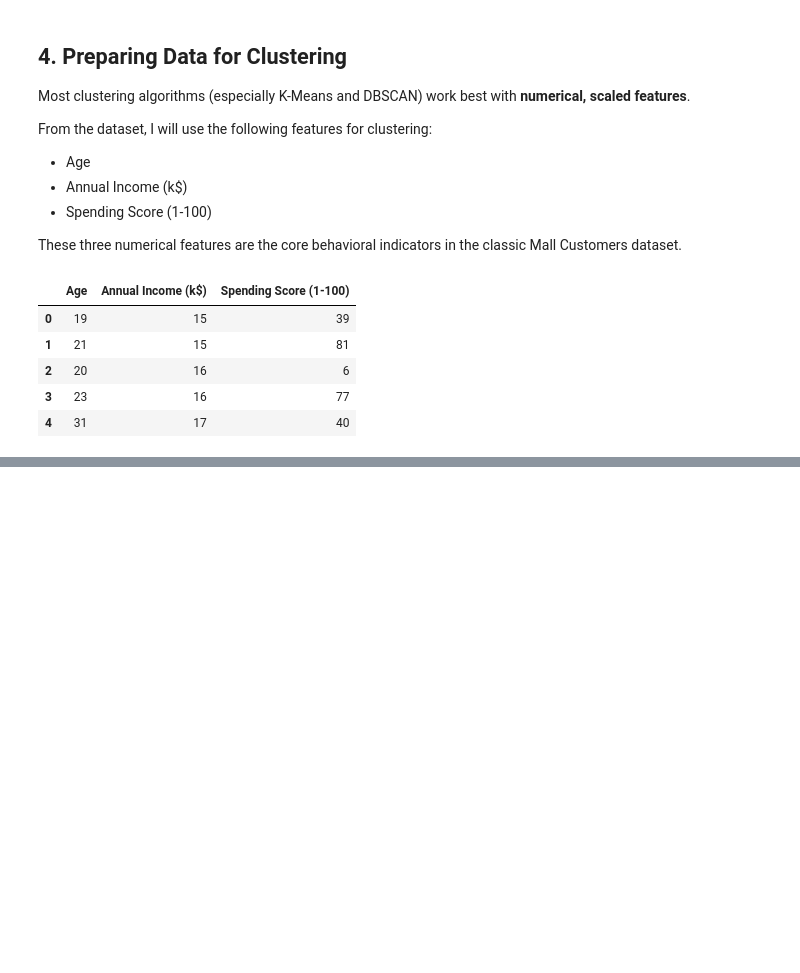
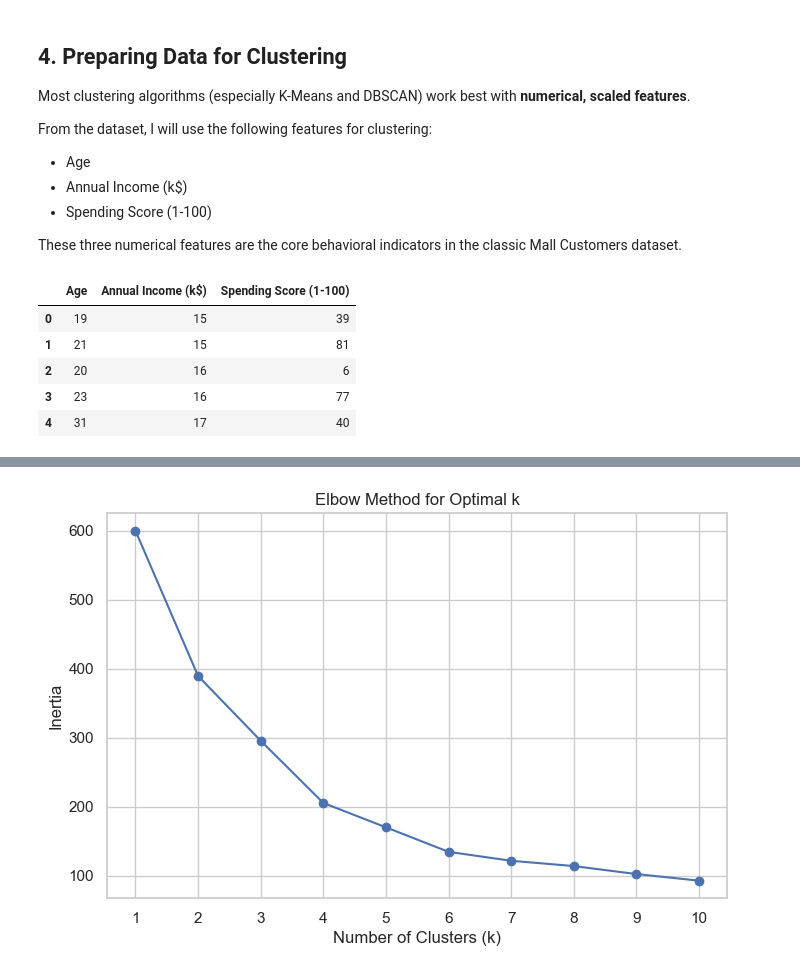
Before and after one commit to DarkSoulsV/CSCA-5632---Final-Project, a Jupyter notebook: Final_CSCA 5632.ipynb, the cells around one changed output, grey strips where cells are left out. Cells and saved outputs as stored; diff of their text form; code cells hidden in the pictures; blank space fills up the shorter version.

```diff
--- a/Final_CSCA 5632.ipynb
+++ b/Final_CSCA 5632.ipynb
@@ -249,0 +268,9 @@ X.head()
+# %%
+from sklearn.preprocessing import StandardScaler
+
+scaler = StandardScaler()
+X_scaled = scaler.fit_transform(X)
+
+# quick check — we expect mean ~0, std ~1
+import pandas as pd
+pd.DataFrame(X_scaled, columns=X.columns).head()
@@ -249,0 +288,22 @@ X.head()
+# %%
+from sklearn.cluster import KMeans
+import matplotlib.pyplot as plt
+
+inertia_values = []
+k_values = range(1, 11)
+
+for k in k_values:
+    model = KMeans(n_clusters=k, random_state=42)
+    model.fit(X_scaled)
+    inertia_values.append(model.inertia_)
+
+plt.figure(figsize=(8,5))
+plt.plot(k_values, inertia_values, marker='o')
+plt.xticks(k_values)
+plt.xlabel("Number of Clusters (k)")
+plt.ylabel("Inertia")
+plt.title("Elbow Method for Optimal k")
+plt.grid(True)
+plt.show()
+# %% [output]
+[figure, added]
```
Also changed, not shown: parts of 8 cells of this notebook.
